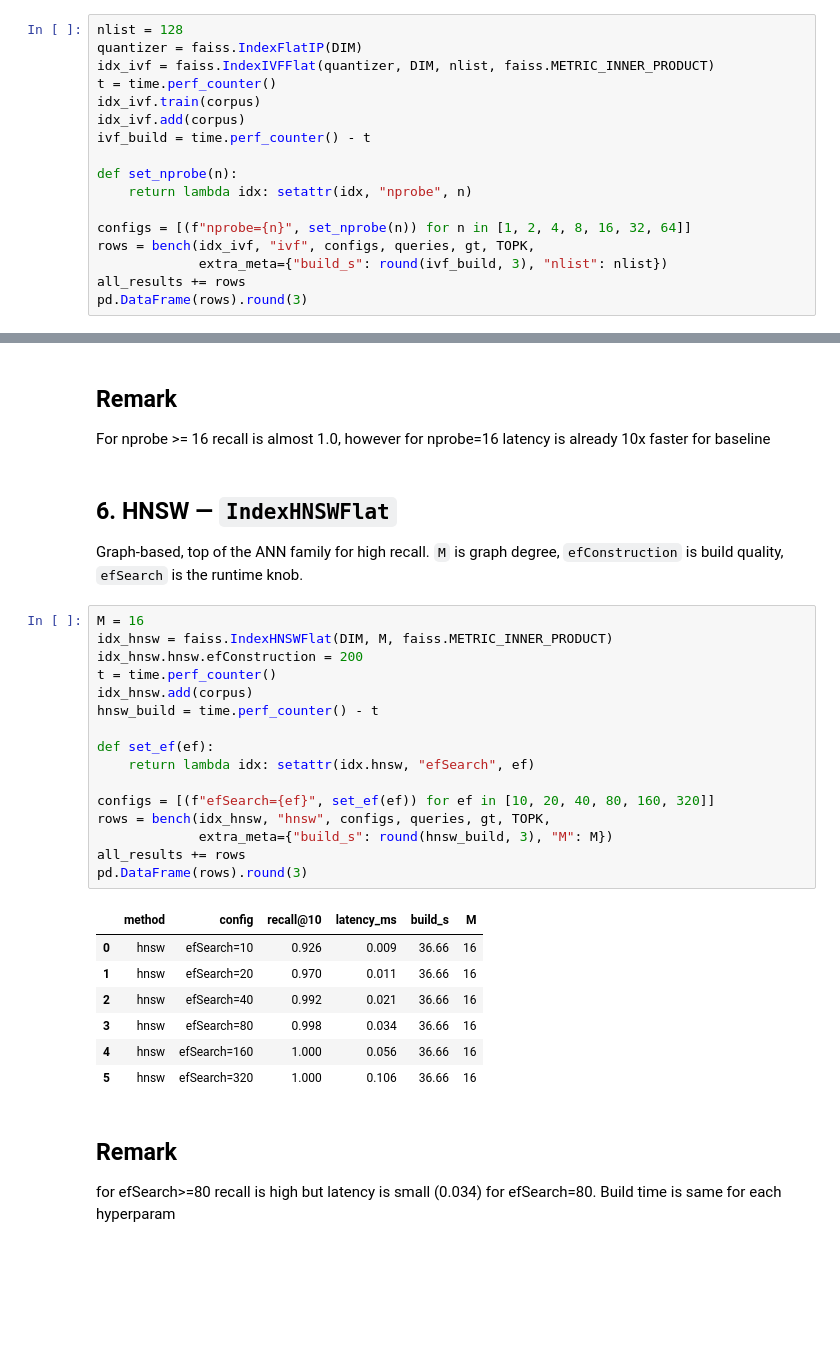
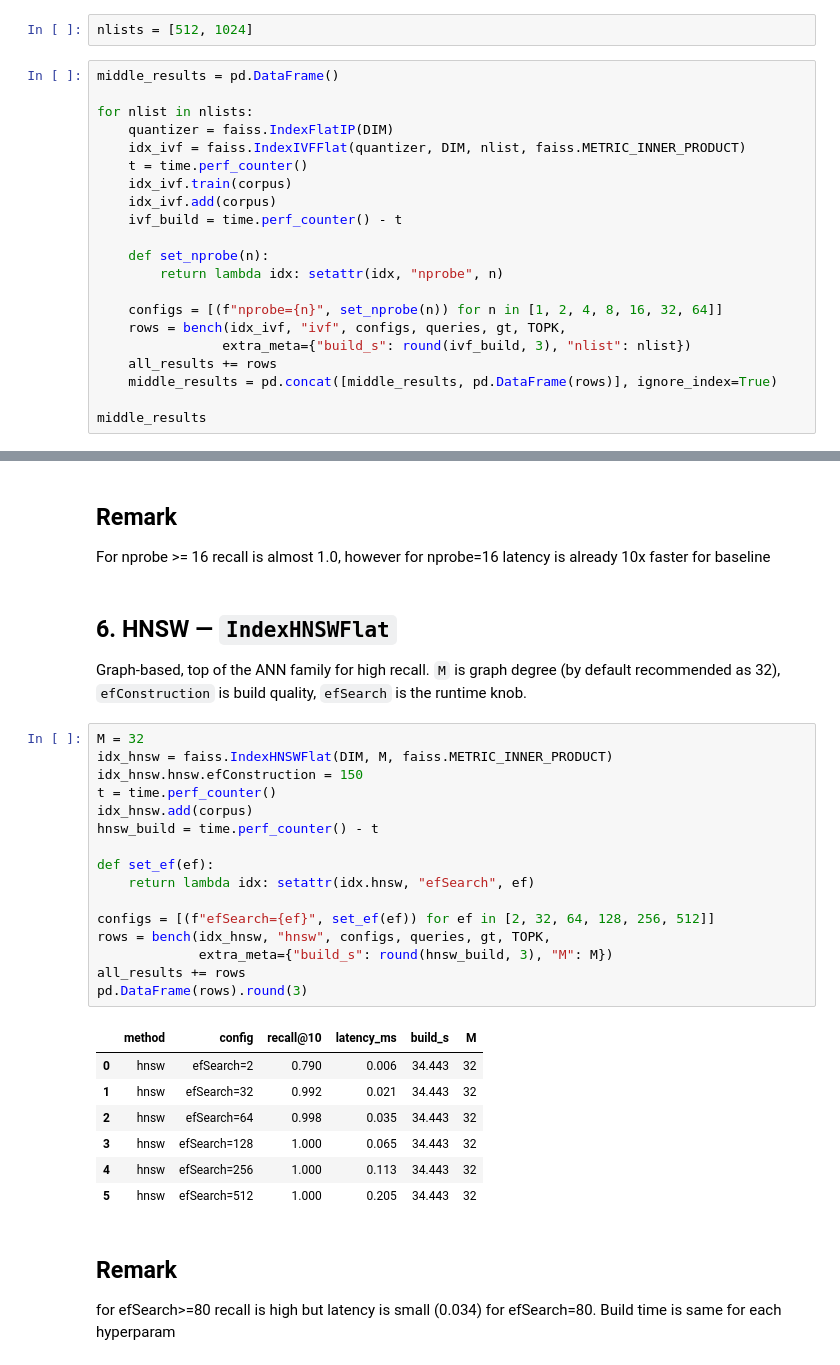
Before and after one commit to Yameteshka/local-wiki-rag, a Jupyter notebook: indexing/notebooks/1_faiss_benchmark.ipynb, the cells around one changed output, grey strips where cells are left out. Drawn from its saved outputs; the diff is of its cells as text; blank space fills up the shorter version.

```diff
--- a/indexing/notebooks/1_faiss_benchmark.ipynb
+++ b/indexing/notebooks/1_faiss_benchmark.ipynb
@@ -133,19 +135,25 @@ Standard IVF: k-means centroids, inverted lists, `nprobe` at query time.
+# %%
+nlists = [512, 1024]
 # %%
-nlist = 128
-quantizer = faiss.IndexFlatIP(DIM)
-idx_ivf = faiss.IndexIVFFlat(quantizer, DIM, nlist, faiss.METRIC_INNER_PRODUCT)
-t = time.perf_counter()
-idx_ivf.train(corpus)
-idx_ivf.add(corpus)
-ivf_build = time.perf_counter() - t
+middle_results = pd.DataFrame()
 
-def set_nprobe(n):
-    return lambda idx: setattr(idx, "nprobe", n)
+for nlist in nlists:
+    quantizer = faiss.IndexFlatIP(DIM)
+    idx_ivf = faiss.IndexIVFFlat(quantizer, DIM, nlist, faiss.METRIC_INNER_PRODUCT)
+    t = time.perf_counter()
+    idx_ivf.train(corpus)
+    idx_ivf.add(corpus)
+    ivf_build = time.perf_counter() - t
 
-configs = [(f"nprobe={n}", set_nprobe(n)) for n in [1, 2, 4, 8, 16, 32, 64]]
-rows = bench(idx_ivf, "ivf", configs, queries, gt, TOPK,
-             extra_meta={"build_s": round(ivf_build, 3), "nlist": nlist})
-all_results += rows
-pd.DataFrame(rows).round(3)
+    def set_nprobe(n):
+        return lambda idx: setattr(idx, "nprobe", n)
+
+    configs = [(f"nprobe={n}", set_nprobe(n)) for n in [1, 2, 4, 8, 16, 32, 64]]
+    rows = bench(idx_ivf, "ivf", configs, queries, gt, TOPK,
+                extra_meta={"build_s": round(ivf_build, 3), "nlist": nlist})
+    all_results += rows
+    middle_results = pd.concat([middle_results, pd.DataFrame(rows)], ignore_index=True)
+
+middle_results
 # %% [output]
 |  | method | config | recall@10 | latency_ms | build_s | nlist |
@@ -163,32 +178,32 @@ For nprobe >= 16 recall is almost 1.0, however for nprobe=16 latency is already
 ## 6. HNSW — `IndexHNSWFlat`
 
 Graph-based, top of the ANN family for high recall. `M` is graph
-degree, `efConstruction` is build quality, `efSearch` is the runtime
+degree (by default recommended as 32), `efConstruction` is build quality, `efSearch` is the runtime
 knob.
 # %%
-M = 16
+M = 32
 idx_hnsw = faiss.IndexHNSWFlat(DIM, M, faiss.METRIC_INNER_PRODUCT)
-idx_hnsw.hnsw.efConstruction = 200
+idx_hnsw.hnsw.efConstruction = 150
 t = time.perf_counter()
 idx_hnsw.add(corpus)
 hnsw_build = time.perf_counter() - t
 
 def set_ef(ef):
     return lambda idx: setattr(idx.hnsw, "efSearch", ef)
 
-configs = [(f"efSearch={ef}", set_ef(ef)) for ef in [10, 20, 40, 80, 160, 320]]
+configs = [(f"efSearch={ef}", set_ef(ef)) for ef in [2, 32, 64, 128, 256, 512]]
 rows = bench(idx_hnsw, "hnsw", configs, queries, gt, TOPK,
              extra_meta={"build_s": round(hnsw_build, 3), "M": M})
 all_results += rows
 pd.DataFrame(rows).round(3)
 # %% [output]
 |  | method | config | recall@10 | latency_ms | build_s | M |
-| 0 | hnsw | efSearch=10 | 0.926 | 0.009 | 36.66 | 16 |
-| 1 | hnsw | efSearch=20 | 0.970 | 0.011 | 36.66 | 16 |
-| 2 | hnsw | efSearch=40 | 0.992 | 0.021 | 36.66 | 16 |
-| 3 | hnsw | efSearch=80 | 0.998 | 0.034 | 36.66 | 16 |
-| 4 | hnsw | efSearch=160 | 1.000 | 0.056 | 36.66 | 16 |
-| 5 | hnsw | efSearch=320 | 1.000 | 0.106 | 36.66 | 16 |
+| 0 | hnsw | efSearch=2 | 0.790 | 0.006 | 34.443 | 32 |
+| 1 | hnsw | efSearch=32 | 0.992 | 0.021 | 34.443 | 32 |
+| 2 | hnsw | efSearch=64 | 0.998 | 0.035 | 34.443 | 32 |
+| 3 | hnsw | efSearch=128 | 1.000 | 0.065 | 34.443 | 32 |
+| 4 | hnsw | efSearch=256 | 1.000 | 0.113 | 34.443 | 32 |
+| 5 | hnsw | efSearch=512 | 1.000 | 0.205 | 34.443 | 32 |
 # %% [markdown]
 ## Remark
 for efSearch>=80 recall is high but latency is small (0.034) for efSearch=80. Build time is same for each hyperparam
```
Also changed, not shown: parts of 12 cells of this notebook, 7 other files.
